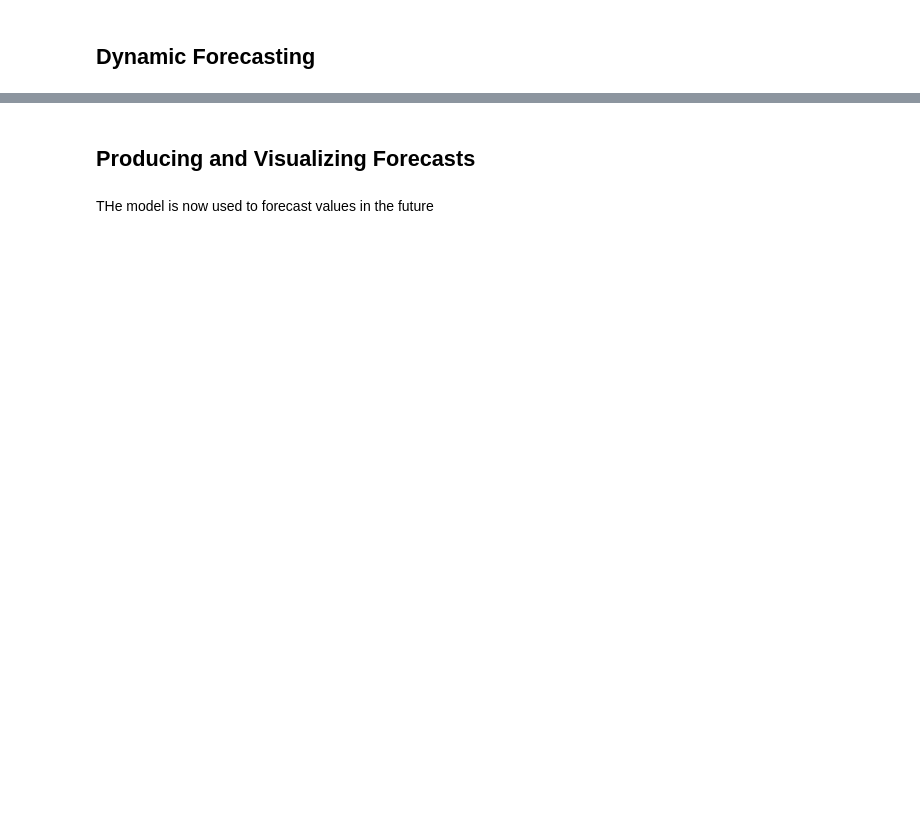
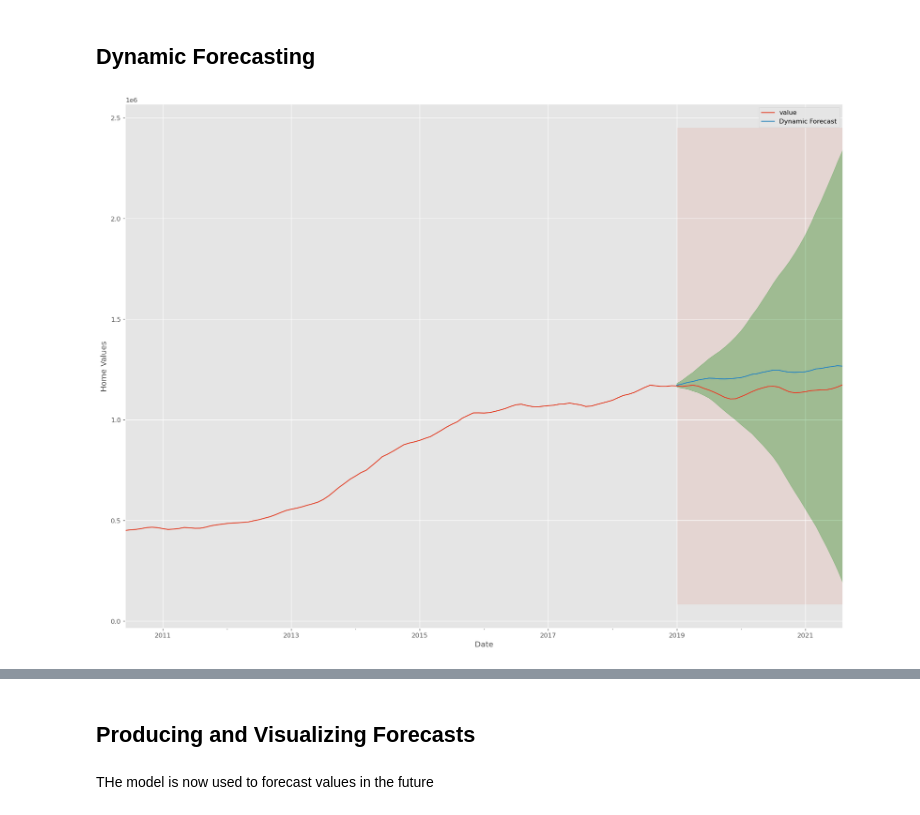
Before and after one commit to soohyunnie/forecasting_real_estate_prices, a Jupyter notebook: Zipcode_11216.ipynb, the cells around one changed output, grey strips where cells are left out. Cells and saved outputs as stored; diff of their text form; code cells hidden in the pictures; blank space fills up the shorter version.

```diff
--- a/Zipcode_11216.ipynb
+++ b/Zipcode_11216.ipynb
@@ -258,23 +337,25 @@ print('The Root Mean Squared Error of our forecasts is {}'.format(round(np.sqrt(
 # %%
 # Get dynamic predictions with confidence intervals as above
 pred_dynamic = output.get_prediction(start=pd.to_datetime('2019-01-31'), dynamic=True, full_results=True)
 pred_dynamic_conf = pred_dynamic.conf_int()
 
 # Plot the dynamic forecast with confidence intervals.
-ax = df_11216.plot(label='observed', figsize=(20, 15))
+ax = df_11216.iloc[125:].plot(label='observed', figsize=(20, 15))
 pred_dynamic.predicted_mean.plot(label='Dynamic Forecast', ax=ax)
 
 ax.fill_between(pred_dynamic_conf.index,
                 pred_dynamic_conf.iloc[:, 0],
                 pred_dynamic_conf.iloc[:, 1], color='g', alpha=.3)
 
 ax.fill_betweenx(ax.get_ylim(), pd.to_datetime('2019-01-31'), value_forecasted.index[-1], alpha=.1, zorder=-1)
 
 ax.set_xlabel('Date')
 ax.set_ylabel('Home Values')
 
 plt.legend()
 plt.show();
+# %% [output]
+[figure, added]
 # %%
 value_forecasted = pred_dynamic.predicted_mean
 value_truth = df_11216['value']['2019-01-31':]
```
Also changed, not shown: parts of 18 cells of this notebook.
